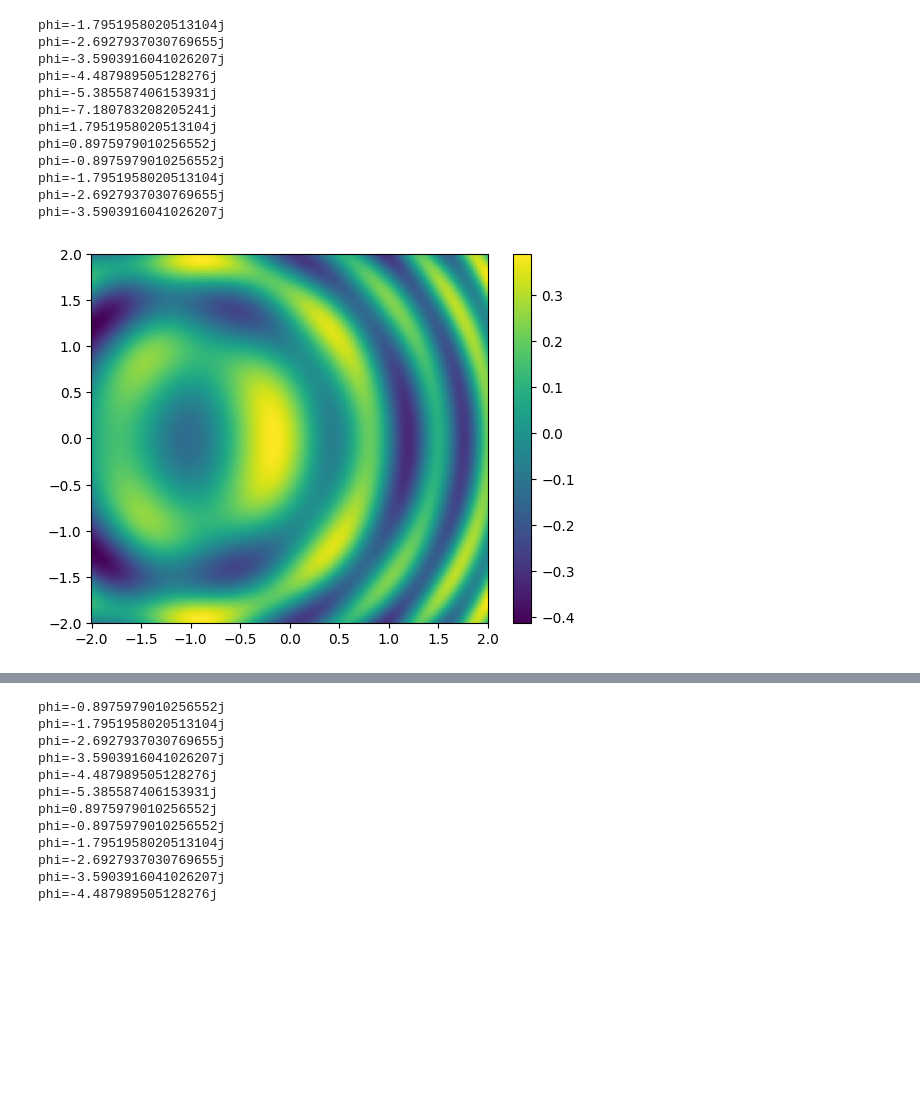
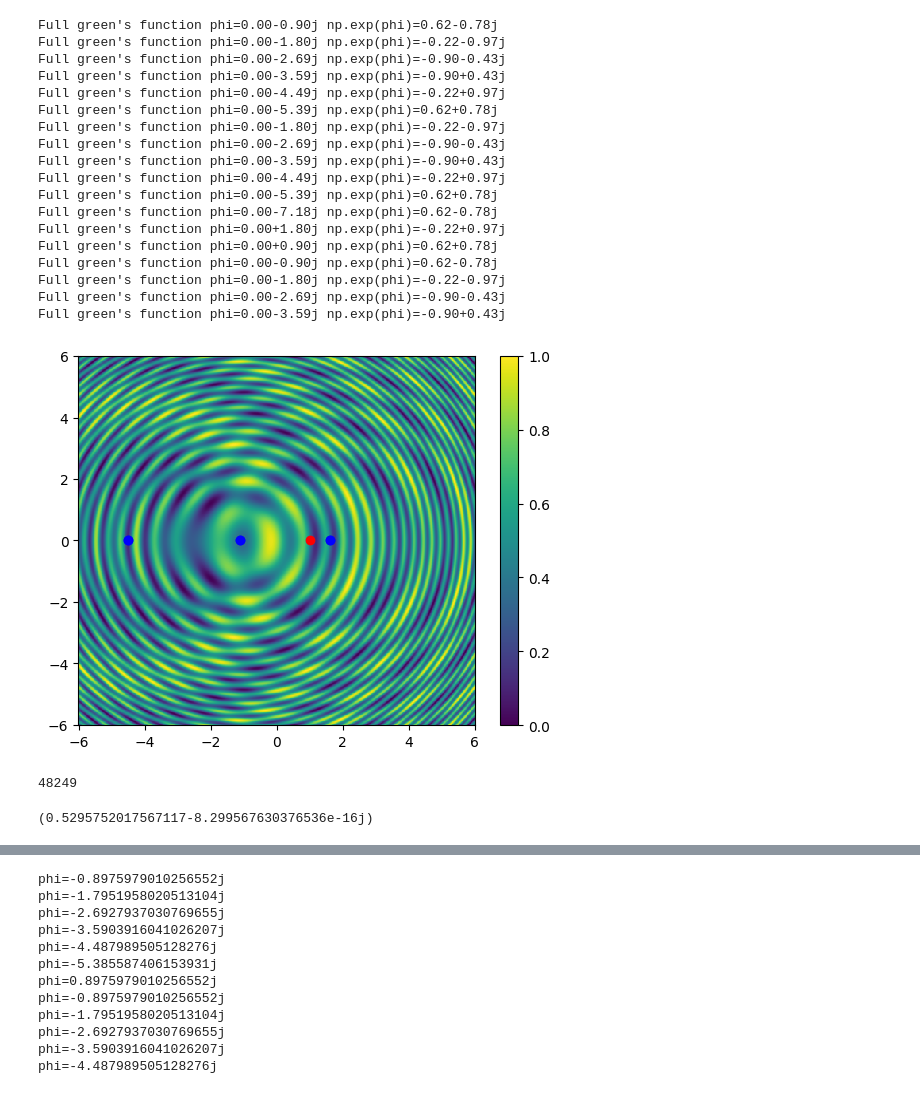
Before and after one commit to henhen724/GS_algorithm, a Jupyter notebook: plotGreensFunctions.ipynb, the cells around one changed output, grey strips where cells are left out. Saved outputs shown, nothing was run; the diff lists cells and outputs as text; code cells hidden in the pictures; blank space fills up the shorter version.

```diff
--- a/plotGreensFunctions.ipynb
+++ b/plotGreensFunctions.ipynb
@@ -8,14 +8,13 @@ def Hcomplex(z):# computes the hue corresponding to the complex number z
 # %%
 def G(r,r_prime,phi, omega_0):
     dot =  np.einsum("ijk,i->jk",r, r_prime)
-    if np.abs(np.exp(phi) - 1) < 1e-8:
+    if np.abs(np.exp(phi) - 1) < 1e-8 or np.abs(np.exp(phi) + 1) < 1e-8:
         return 0.0
-        # return np.exp((-np.square(np.linalg.norm(r)) - np.square(np.linalg.norm(r_prime, axis=0)) + 2*dot)/(omega_0*0.01))
-    elif np.abs(np.exp(phi) + 1) < 1e-8:
-        return 0.0
-        # return np.exp((-np.square(np.linalg.norm(r)) - np.square(np.linalg.norm(r_prime, axis=0)) - 2*dot)/(omega_0*0.01))
+    elif np.abs(np.exp(phi) - 1j) < 1e-8 or np.abs(np.exp(phi) + 1j) < 1e-8:
+        print(f"Confocal part only {phi=:.2f}  {np.sinh(phi)=:.2f}")
+        return np.exp(phi)/(2*np.pi*np.sinh(phi)) * np.exp(2*dot/(omega_0**2*np.sinh(phi)))
     else:
-        print(f"{phi=}")
+        print(f"Full green's function {phi=:.2f} {np.exp(phi)=:.2f}")
         return np.exp(phi)/(2*np.pi*np.sinh(phi)) * np.exp(-(np.square(np.linalg.norm(r, axis=0)) + np.square(np.linalg.norm(r_prime, axis=0)))/(omega_0**2*np.tanh(phi)) + 2*dot/(omega_0**2*np.sinh(phi)))
 
 def G_eta(r,r_prime,phi, omega_0, N, eta):
@@ -43,33 +28,54 @@ phi=1.0471975511965976j
 # %%
-x = np.linspace(-2.0, 2.0, 500)
-y = np.linspace(-2.0, 2.0, 500)
+x = np.linspace(-6.0, 6.0, 500)
+y = np.linspace(-6.0, 6.0, 500)
 X,Y = np.meshgrid(x,y)
 R = np.array([X,Y])
 
 M = 4
 N = 7
 eta = 0
 
-E = G_eta(R, [1.0, 0.0], -1j*M*np.pi/N, 1.0, N, eta) + G_eta(R, [1.0, 0.0], 1j*M*np.pi/N, 1.0, N, eta)
+E = G_eta(R, [1., 0.0], 0., 1.0, N, eta) + G_eta(R, [1., 0.0], -1j*M*np.pi/N, 1.0, N, eta) + G_eta(R, [1., 0.0], 1j*M*np.pi/N, 1.0, N, eta)
 # E = G(R, [1.0,0.0], -1j*np.pi/2, 1.0)
 
 plt.pcolor(X, Y, np.real(E))
+plt.scatter(1,0,color='red')
+plt.scatter(1/np.cos(np.pi*M/N), 0, color='blue')
+plt.scatter(1/np.cos(2*np.pi*M/N), 0, color='blue')
+plt.scatter(1/np.cos(3*np.pi*M/N), 0, color='blue')
+plt.scatter(1/np.cos(4*np.pi*M/N), 0, color='blue')
+plt.scatter(1/np.cos(5*np.pi*M/N), 0, color='blue')
+plt.scatter(1/np.cos(6*np.pi*M/N), 0, color='blue')
 plt.colorbar()
 plt.show()
 # %% [output]
-phi=-1.7951958020513104j
-phi=-2.6927937030769655j
-phi=-3.5903916041026207j
-phi=-4.487989505128276j
-phi=-5.385587406153931j
-phi=-7.180783208205241j
-phi=1.7951958020513104j
-phi=0.8975979010256552j
-phi=-0.8975979010256552j
-phi=-1.7951958020513104j
-phi=-2.6927937030769655j
-phi=-3.5903916041026207j
+Full green's function phi=0.00-0.90j np.exp(phi)=0.62-0.78j
+Full green's function phi=0.00-1.80j np.exp(phi)=-0.22-0.97j
+Full green's function phi=0.00-2.69j np.exp(phi)=-0.90-0.43j
+Full green's function phi=0.00-3.59j np.exp(phi)=-0.90+0.43j
+Full green's function phi=0.00-4.49j np.exp(phi)=-0.22+0.97j
+Full green's function phi=0.00-5.39j np.exp(phi)=0.62+0.78j
+Full green's function phi=0.00-1.80j np.exp(phi)=-0.22-0.97j
+Full green's function phi=0.00-2.69j np.exp(phi)=-0.90-0.43j
+Full green's function phi=0.00-3.59j np.exp(phi)=-0.90+0.43j
+Full green's function phi=0.00-4.49j np.exp(phi)=-0.22+0.97j
+Full green's function phi=0.00-5.39j np.exp(phi)=0.62+0.78j
+Full green's function phi=0.00-7.18j np.exp(phi)=0.62-0.78j
+Full green's function phi=0.00+1.80j np.exp(phi)=-0.22+0.97j
+Full green's function phi=0.00+0.90j np.exp(phi)=0.62+0.78j
+Full green's function phi=0.00-0.90j np.exp(phi)=0.62-0.78j
+Full green's function phi=0.00-1.80j np.exp(phi)=-0.22-0.97j
+Full green's function phi=0.00-2.69j np.exp(phi)=-0.90-0.43j
+Full green's function phi=0.00-3.59j np.exp(phi)=-0.90+0.43j
-[figure, old version]
+[figure, new version]
+# %%
+np.argmax(E)
+# %% [output]
+48249
+# %%
+E[48249//500, 48249%500]
+# %% [output]
+(0.5295752017567117-8.299567630376536e-16j)
 # %%
 plt.pcolor(X, Y, np.imag(E))
 plt.colorbar()
```
Also changed, not shown: parts of 9 cells of this notebook, 18 other files.
